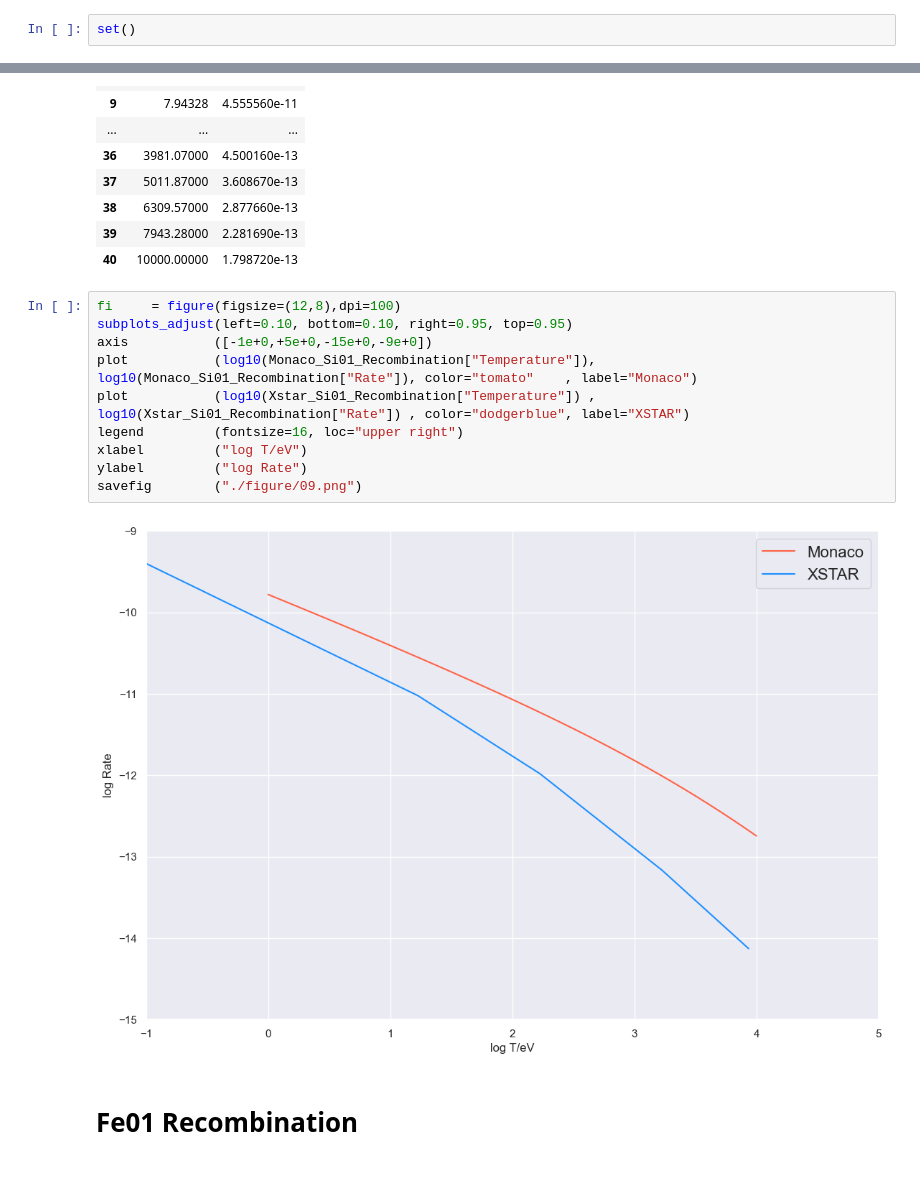
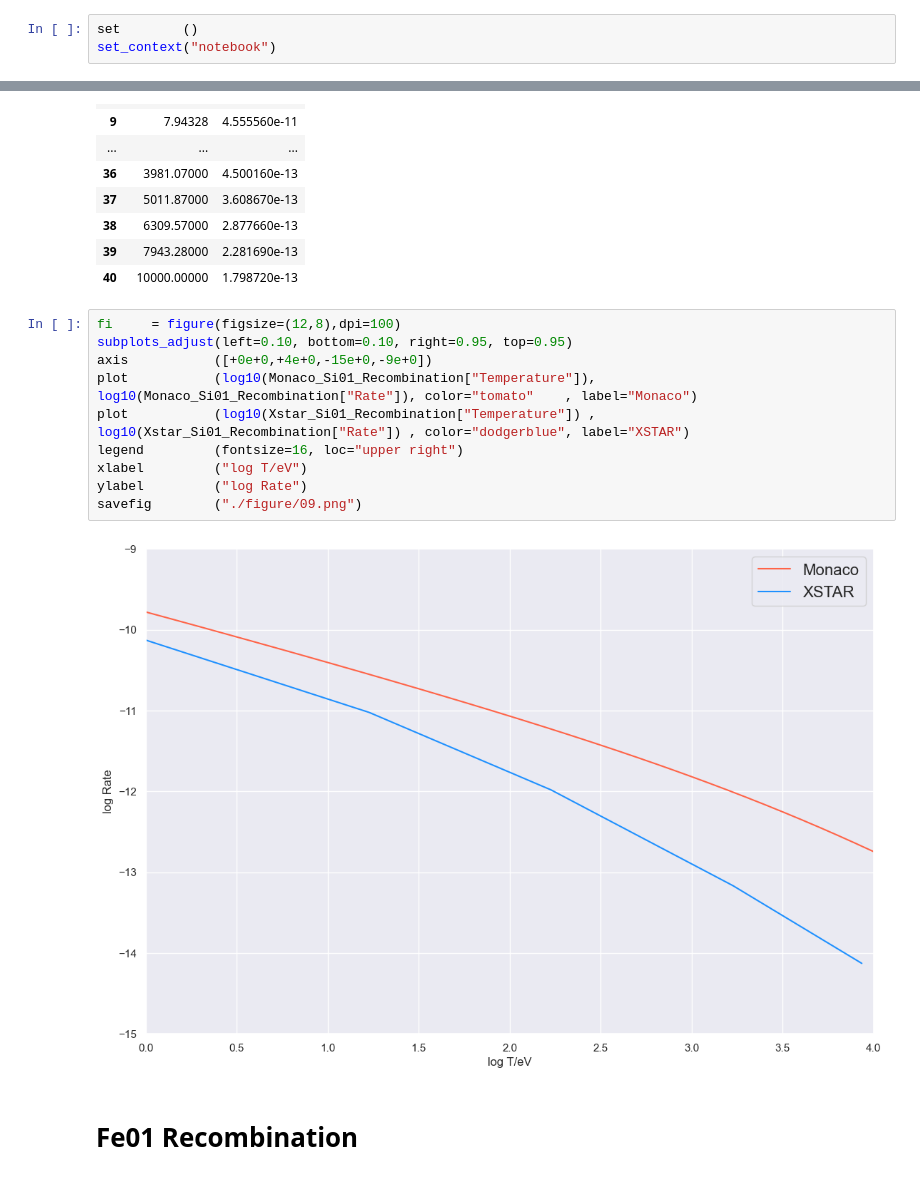
Before and after one commit to AtsushiTanimoto/AtomicDatabase, a Jupyter notebook: comparison.ipynb, the cells around one changed output, grey strips where cells are left out. Saved outputs shown, nothing was run; the diff lists cells and outputs as text.

```diff
--- a/comparison.ipynb
+++ b/comparison.ipynb
@@ -8,7 +8,8 @@ from seaborn           import *
 # %% [markdown]
 # Setup Seaborn
 # %%
-set()
+set        ()
+set_context("notebook")
 # %% [markdown]
 # Si01 Level
 # %%
@@ -281,15 +282,15 @@ Monaco_Si01_Recombination
 # %%
 fi     = figure(figsize=(12,8),dpi=100)
 subplots_adjust(left=0.10, bottom=0.10, right=0.95, top=0.95)
-axis           ([-1e+0,+5e+0,-15e+0,-9e+0])
+axis           ([+0e+0,+4e+0,-15e+0,-9e+0])
 plot           (log10(Monaco_Si01_Recombination["Temperature"]), log10(Monaco_Si01_Recombination["Rate"]), color="tomato"    , label="Monaco")
 plot           (log10(Xstar_Si01_Recombination["Temperature"]) , log10(Xstar_Si01_Recombination["Rate"]) , color="dodgerblue", label="XSTAR")
 legend         (fontsize=16, loc="upper right")
 xlabel         ("log T/eV")
 ylabel         ("log Rate")
 savefig        ("./figure/09.png")
 # %% [output]
-[figure, old version]
+[figure, new version]
 # %% [markdown]
 # Fe01 Recombination
 # %%
```
Also changed, not shown: parts of 3 cells of this notebook, 3 other files.
